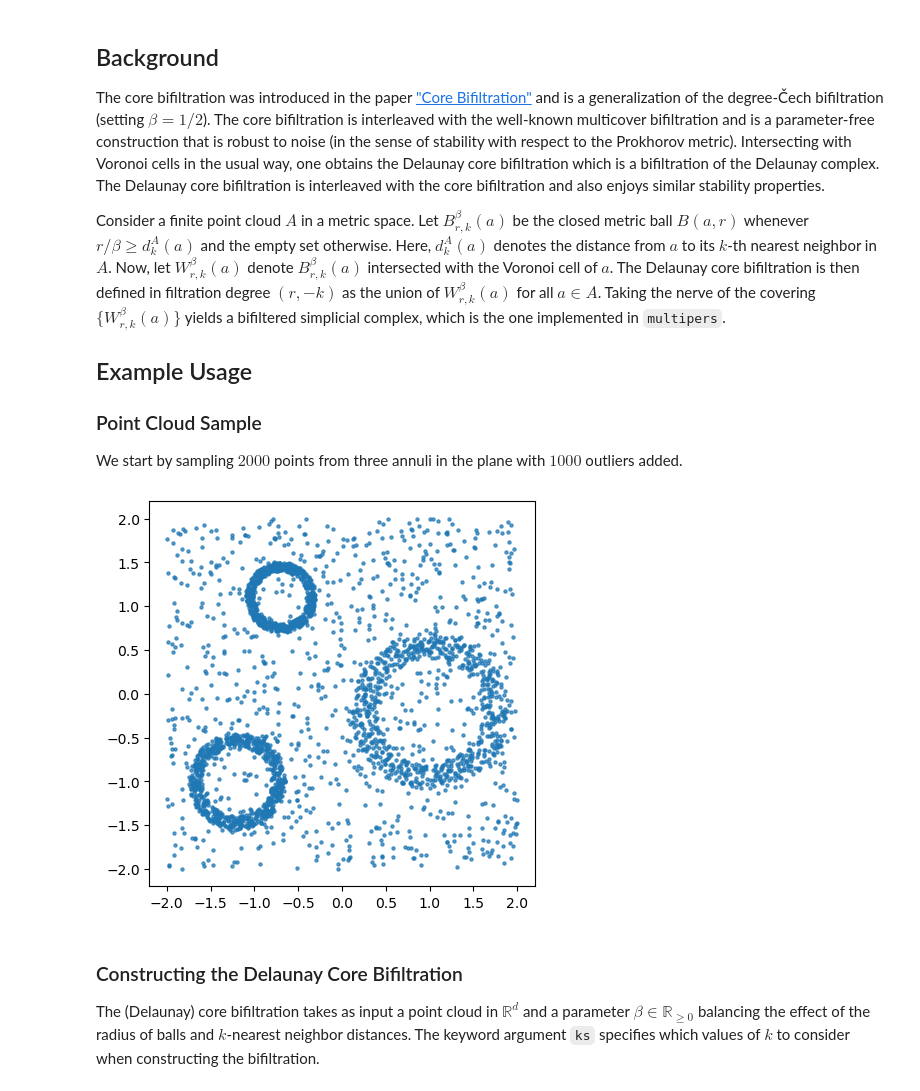
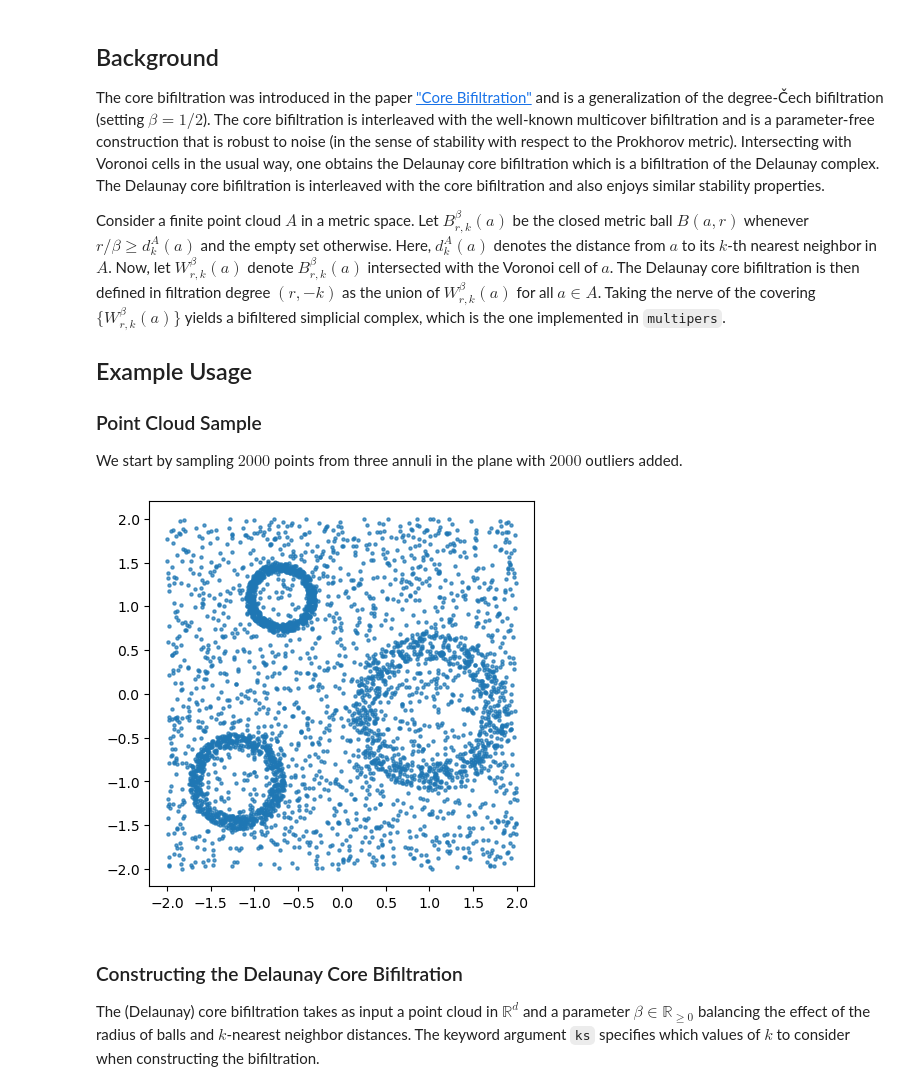
Before and after one commit to DavidLapous/multipers, a Jupyter notebook: docs/notebooks/delaunay_core_bifiltration.ipynb, the cells around one changed output. Saved outputs shown, nothing was run; the diff lists cells and outputs as text; code cells hidden in the pictures.

```diff
--- a/docs/notebooks/delaunay_core_bifiltration.ipynb
+++ b/docs/notebooks/delaunay_core_bifiltration.ipynb
@@ -23,19 +19,19 @@ Consider a finite point cloud $A$ in a metric space. Let $B^\beta_{r,k}(a)$ be t
 
 ### Point Cloud Sample
 
-We start by sampling $2000$ points from three annuli in the plane with $1000$ outliers added.
+We start by sampling $2000$ points from three annuli in the plane with $2000$ outliers added.
 # %%
 num_pts = 2000
-num_outliers = 1000
+num_outliers = 2000
 
 X = three_annulus(num_pts, num_outliers)
 
 fig, ax = plt.subplots(1, 1, figsize=(5, 5))
 ax.scatter(*X.T, s=5, alpha=0.7)
 ax.set_aspect(1)
 plt.show()
 # %% [output]
-[figure, old version]
+[figure, new version]
 # %% [markdown]
 ### Constructing the Delaunay Core Bifiltration
 
```
Also changed, not shown: parts of 5 cells of this notebook.
